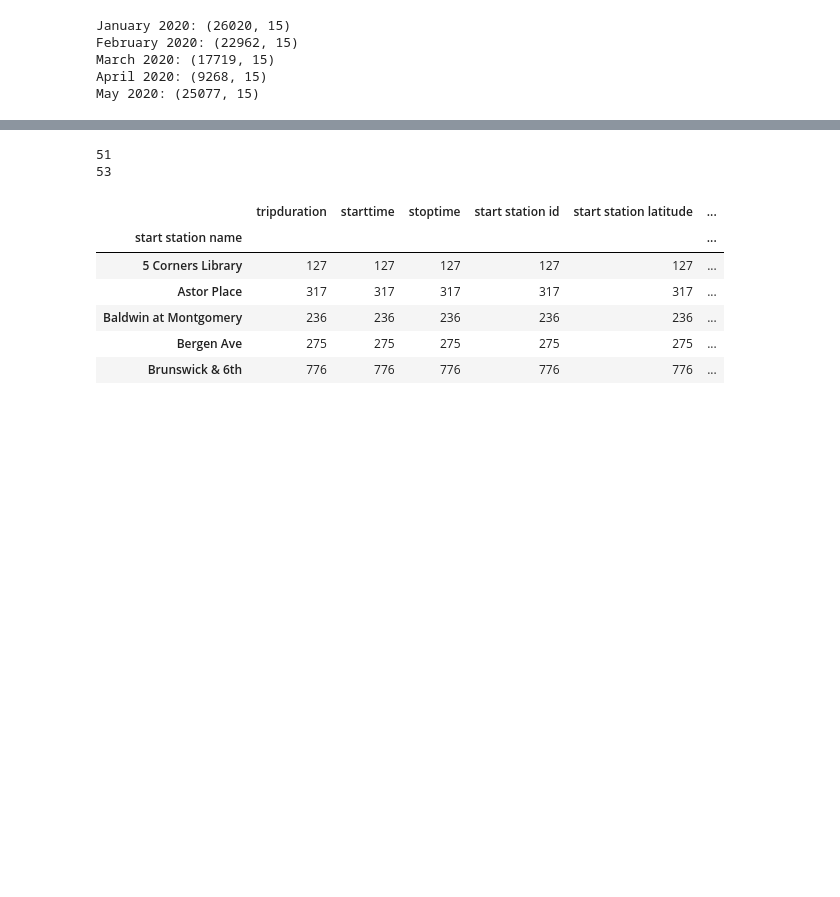
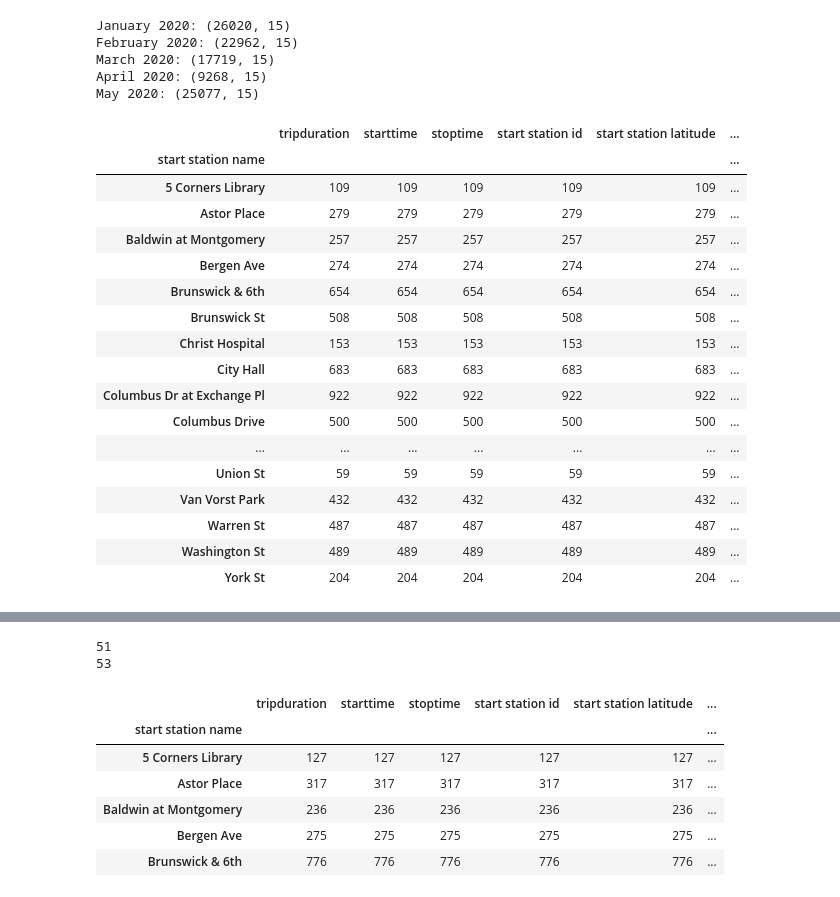
Before and after one commit to baronsgit/tableau-citibike-challenge, a Jupyter notebook: DataCombiner.ipynb, the cells around one changed output, grey strips where cells are left out. Saved outputs shown, nothing was run; the diff lists cells and outputs as text; code cells hidden in the pictures; blank space fills up the shorter version.

```diff
--- a/DataCombiner.ipynb
+++ b/DataCombiner.ipynb
@@ -55,6 +54,29 @@ may_subset = pd.read_csv(may_data_path, nrows=(len(mar_data)//divby))
 # mar_subset.to_csv("mar_subset.csv")
 # apr_subset.to_csv("apr_subset.csv")
 # may_subset.to_csv("may_subset.csv")
+# %%
+# create groupby start station name from feb_data with number of rows for each station
+feb_groupby = feb_data.groupby("start station name").count()
+feb_groupby
+# %% [output]
+|  | tripduration | starttime | stoptime | start station id | start station latitude | ... |
+| start station name |  |  |  |  |  | ... |
+| 5 Corners Library | 109 | 109 | 109 | 109 | 109 | ... |
+| Astor Place | 279 | 279 | 279 | 279 | 279 | ... |
+| Baldwin at Montgomery | 257 | 257 | 257 | 257 | 257 | ... |
+| Bergen Ave | 274 | 274 | 274 | 274 | 274 | ... |
+| Brunswick & 6th | 654 | 654 | 654 | 654 | 654 | ... |
+| Brunswick St | 508 | 508 | 508 | 508 | 508 | ... |
+| Christ Hospital | 153 | 153 | 153 | 153 | 153 | ... |
+| City Hall | 683 | 683 | 683 | 683 | 683 | ... |
+| Columbus Dr at Exchange Pl | 922 | 922 | 922 | 922 | 922 | ... |
+| Columbus Drive | 500 | 500 | 500 | 500 | 500 | ... |
+| ... | ... | ... | ... | ... | ... | ... |
+| Union St | 59 | 59 | 59 | 59 | 59 | ... |
+| Van Vorst Park | 432 | 432 | 432 | 432 | 432 | ... |
+| Warren St | 487 | 487 | 487 | 487 | 487 | ... |
+| Washington St | 489 | 489 | 489 | 489 | 489 | ... |
+| York St | 204 | 204 | 204 | 204 | 204 | ... |
 # %%
 # jan_data.sort_values("start station name", inplace=False)
 # janfilter = jan_data["start station name"]=="Astor Place"
```
Also changed, not shown: parts of 2 cells of this notebook.
